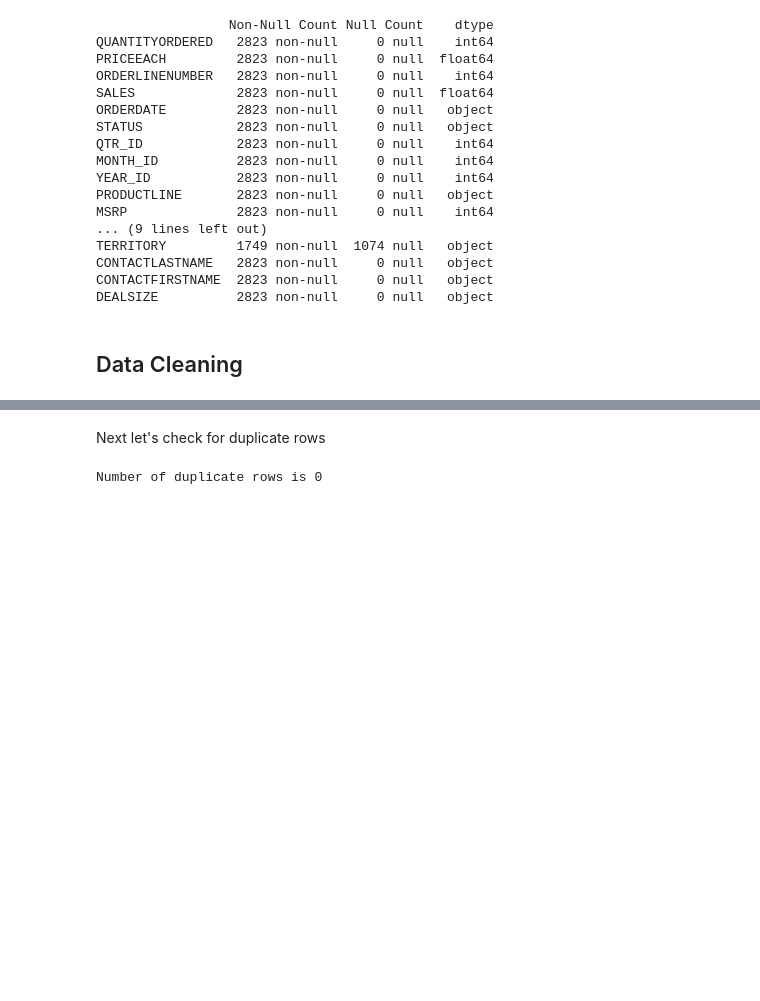
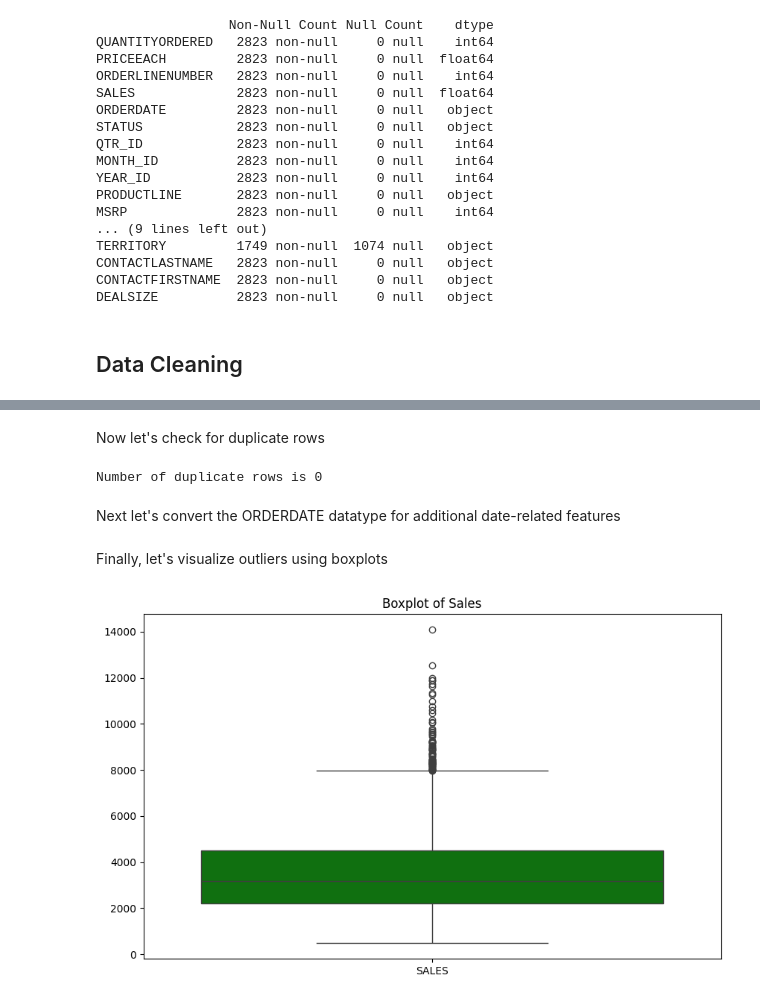
Before and after one commit to michael-raad/sales_data_analysis, a Jupyter notebook: Sales_Data_Analysis.ipynb, the cells around one changed output, grey strips where cells are left out. Drawn from its saved outputs; the diff is of its cells as text; code cells hidden in the pictures; blank space fills up the shorter version.

```diff
--- a/Sales_Data_Analysis.ipynb
+++ b/Sales_Data_Analysis.ipynb
@@ -87,9 +90,23 @@ sales_data.fillna({'ADDRESSLINE2': 'No Address Line'}, inplace=True)
 sales_data.fillna({'STATE': 'No State'}, inplace=True)
 sales_data.fillna({'TERRITORY':'No Territory'}, inplace=True)
 # %% [markdown]
-Next let's check for duplicate rows
+Now let's check for duplicate rows
 # %%
 duplicate_rows = sales_data.duplicated().sum()
 print(f"Number of duplicate rows is {duplicate_rows}")
 # %% [output]
 Number of duplicate rows is 0
+# %% [markdown]
+Next let's convert the ORDERDATE datatype for additional date-related features
+# %%
+sales_data['ORDERDATE'] = pd.to_datetime(sales_data['ORDERDATE'])
+# %% [markdown]
+Finally, let's visualize outliers using boxplots
+# %%
+# Visualize outliers for Sales
+plt.figure(figsize=(10, 6))
+sns.boxplot(data=sales_data[['SALES']], color="green")
+plt.title('Boxplot of Sales')
+plt.show()
+# %% [output]
+[figure, added]
```
Also changed, not shown: parts of 13 cells of this notebook.
